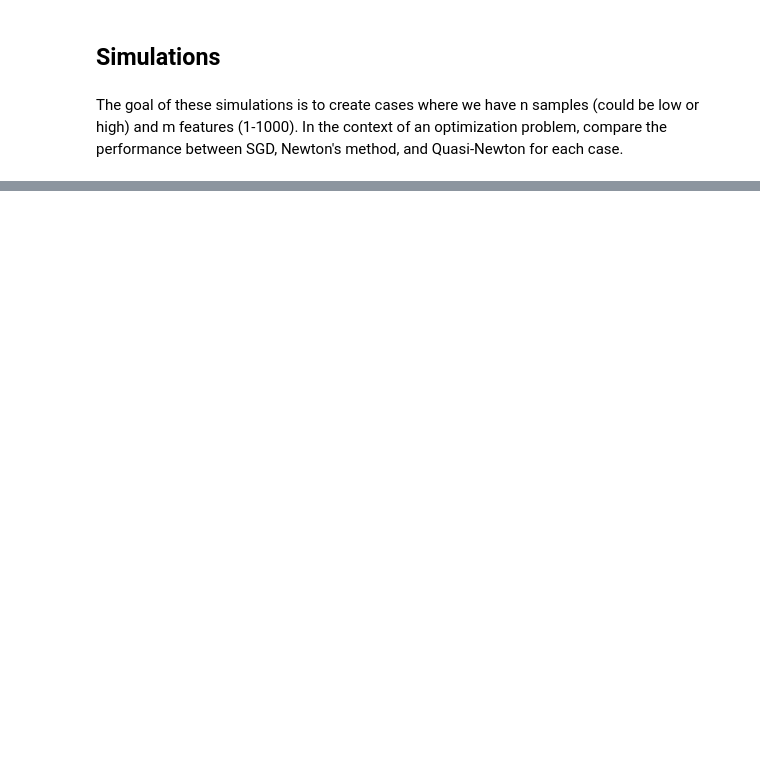
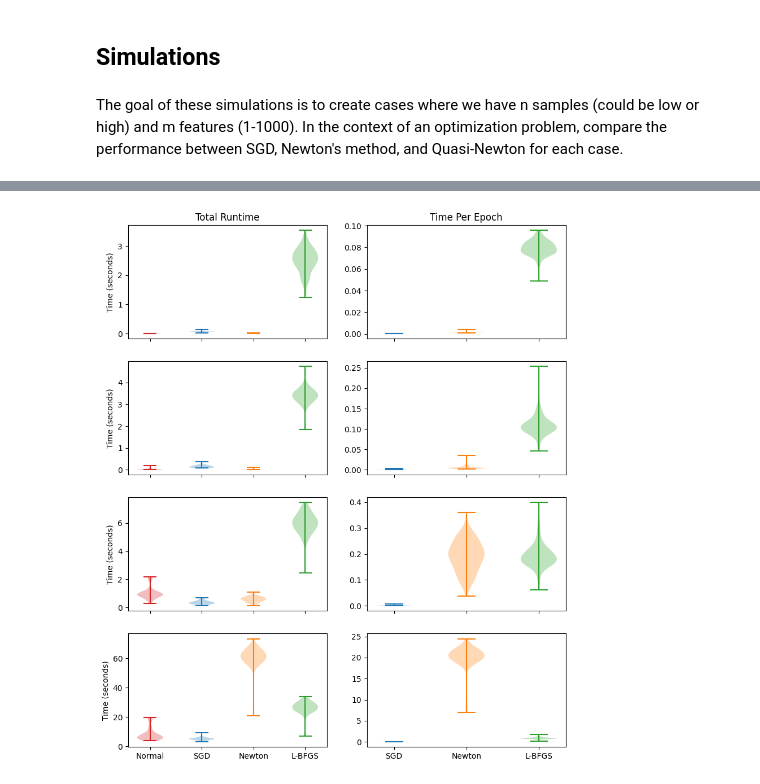
Before and after one commit to ryanhammonds/dsc210, a Jupyter notebook: notebooks/02_Simulations.ipynb, the cells around one changed output, grey strips where cells are left out. Drawn from its saved outputs; the diff is of its cells as text; code cells hidden in the pictures; blank space fills up the shorter version.

```diff
--- a/notebooks/02_Simulations.ipynb
+++ b/notebooks/02_Simulations.ipynb
@@ -257,0 +181,49 @@ for i in range(4):
+# %%
+methods = ['sgd', 'newton', 'lbfgs']
+
+fig, axes = plt.subplots(ncols=2, nrows=len(ms), figsize=(10, 12), sharex='col')
+
+for i_m, m in enumerate(ms):
+
+    for j_m, method in enumerate(methods):
+
+        n_iterations = np.zeros(n_sim)
+
+        for ind, i in enumerate(np.isnan(loss_history_5000[method][0])):
+
+            inds = np.where(i)[0]
+
+            if len(inds) == 0:
+                n_iterations[ind] = 250
+            else:
+                n_iterations[ind] = inds[0]
+
+            elapsed_time_5000[method][i_m]
+
+        time_per_iter = (elapsed_time_5000[method][i_m] / n_iterations)
+
+        axes[i_m][1].violinplot(time_per_iter, positions=[j_m+1])
+
+
+for i_m, m in enumerate(ms):
+    axes[i_m][0].violinplot(elapsed_time_5000['sgd'][i_m], positions=[2])
+    axes[i_m][0].violinplot(elapsed_time_5000['newton'][i_m], positions=[3])
+    axes[i_m][0].violinplot(elapsed_time_5000['lbfgs'][i_m], positions=[4])
+    axes[i_m][0].violinplot(elapsed_time_5000['normal'][i_m], positions=[1])
+
+
+axes[0][0].set_title('Total Runtime')
+axes[0][1].set_title('Time Per Epoch')
+
+axes[3][0].set_xticks([1, 2, 3, 4])
+axes[3][0].set_xticklabels(labels=['Normal', 'SGD', 'Newton', 'L-BFGS'])
+
+axes[3][1].set_xticks([1, 2, 3])
+axes[3][1].set_xticklabels(labels=['SGD', 'Newton', 'L-BFGS'])
+
+for ax in axes:
+    ax[0].set_ylabel('Time (seconds)')
+
+plt.savefig('../results/time.png')
+# %% [output]
+[figure, added]
```
Also changed, not shown: parts of 11 cells of this notebook, 2 other files.
